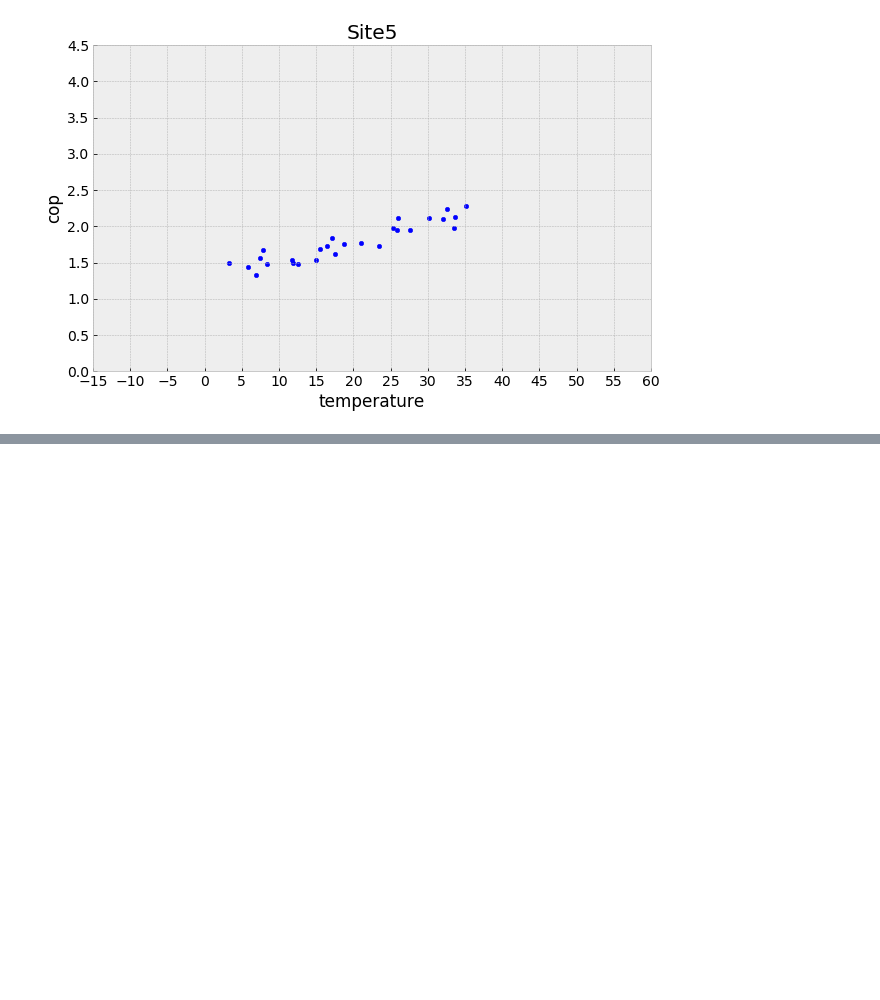
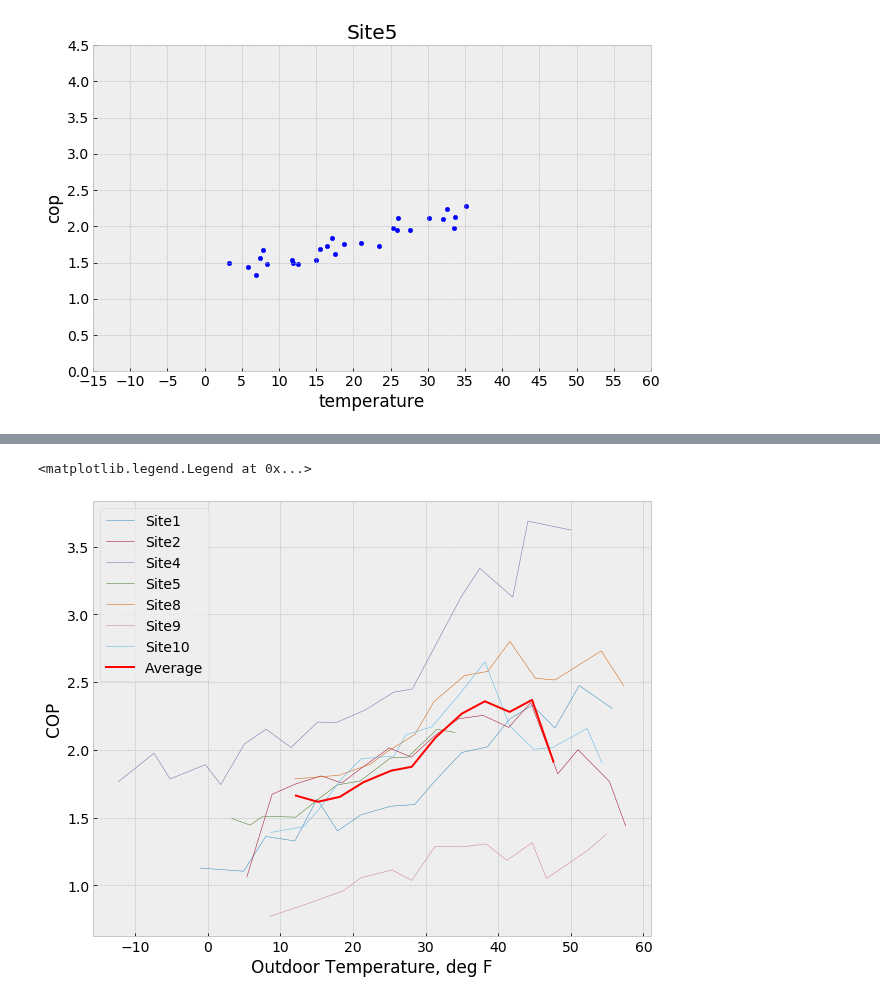
Before and after one commit to alanmitchell/heat-pump-study, a Jupyter notebook: field_studies/ba_2015/ba_2015_analysis.ipynb, the cells around one changed output, grey strips where cells are left out. Cells and saved outputs as stored; diff of their text form; code cells hidden in the pictures; blank space fills up the shorter version.

```diff
--- a/field_studies/ba_2015/ba_2015_analysis.ipynb
+++ b/field_studies/ba_2015/ba_2015_analysis.ipynb
@@ -29,0 +105,22 @@ gca().set_xticks(np.arange(-15, 61, 5));
+# %%
+# Redo the plot showing all the lines, but superimpose this line on it
+figure(figsize=(10,8))
+df_all = None
+for sht_nm in sheet_names:
+    dfp = pd.read_excel('COP_vs_temp_plots.xlsx', sheet_name=sht_nm)
+    dfa = bin_averages(dfp, bin_width=BIN_WIDTH)
+    dfa.reset_index(inplace=True)
+    dfa.drop(columns=['temp_bin'], inplace=True)
+    dfa['site'] = sht_nm
+    plot(dfa.temperature, dfa.cop, label=sht_nm, linewidth=0.5)
+    if df_all is None:
+        df_all = dfa
+    else:
+        df_all = pd.concat([df_all, dfa])
+plot(df_all_avg.temperature, df_all_avg.cop, 'r-', linewidth=2.0, label='Average')
+xlabel('Outdoor Temperature, deg F')
+ylabel('COP')
+legend()
+# %% [output]
+<matplotlib.legend.Legend at 0x...>
+[figure, added]
```
Also changed, not shown: parts of 10 cells of this notebook, 5 other files.
